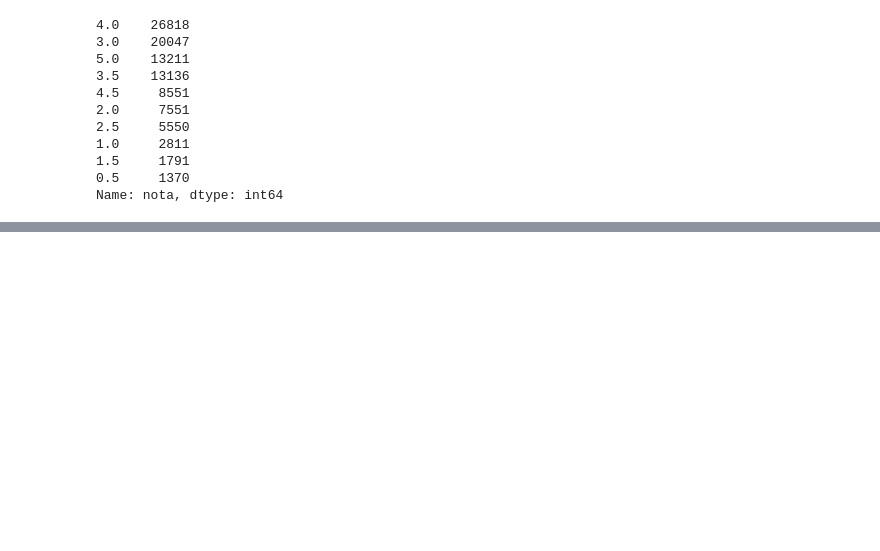
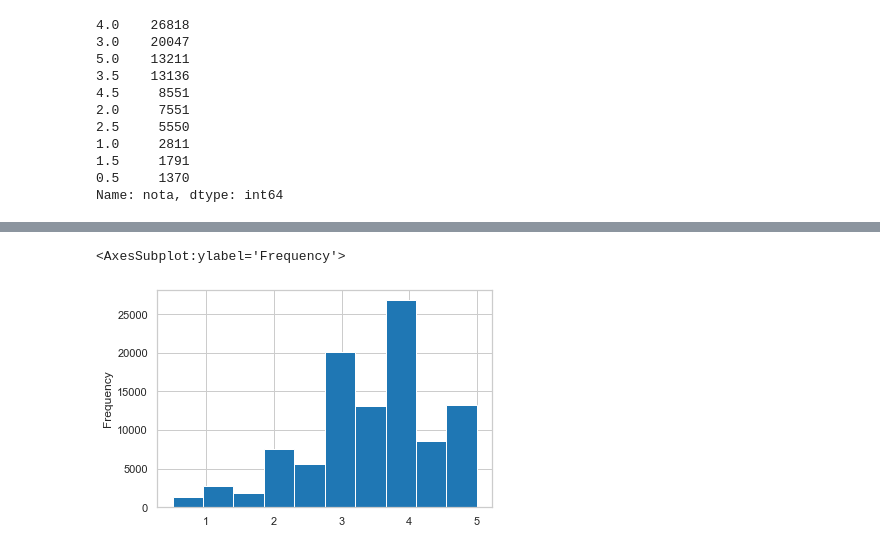
Before and after one commit to juancostaa/Alura-Data-Science-Studies, a Jupyter notebook: introducao-a-data-science-aula0/Alura-DataScience.ipynb, the cells around one changed output, grey strips where cells are left out. Cells and saved outputs as stored; diff of their text form; code cells hidden in the pictures; blank space fills up the shorter version.

```diff
--- a/introducao-a-data-science-aula0/Alura-DataScience.ipynb
+++ b/introducao-a-data-science-aula0/Alura-DataScience.ipynb
@@ -68,0 +88,6 @@ ratings['nota'].mean()
+# %%
+#Verificando a distribuição de notas por meio de um Histograma:
+ratings['nota'].plot(kind='hist')
+# %% [output]
+<AxesSubplot:ylabel='Frequency'>
+[figure, added]
```
Also changed, not shown: parts of 19 cells of this notebook.
